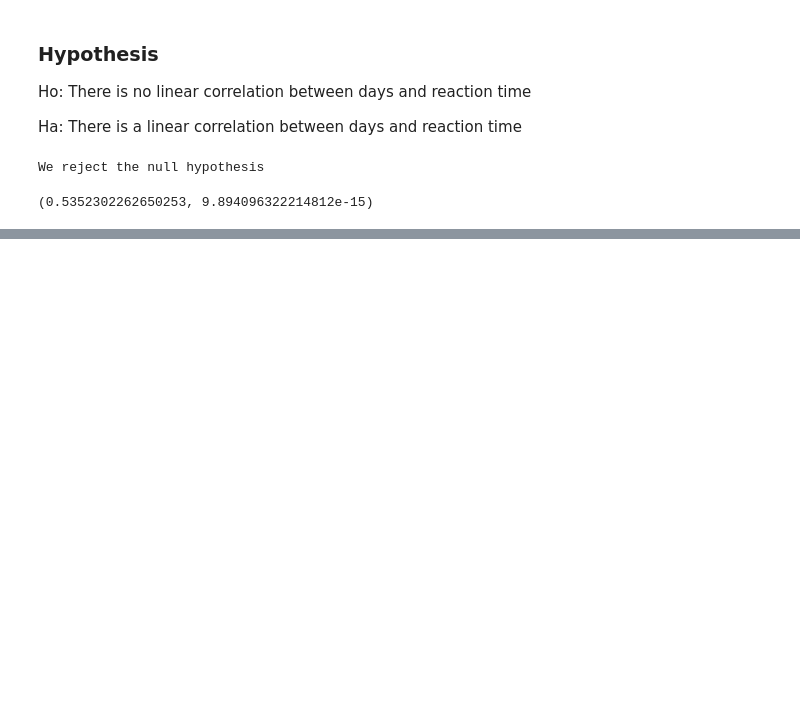
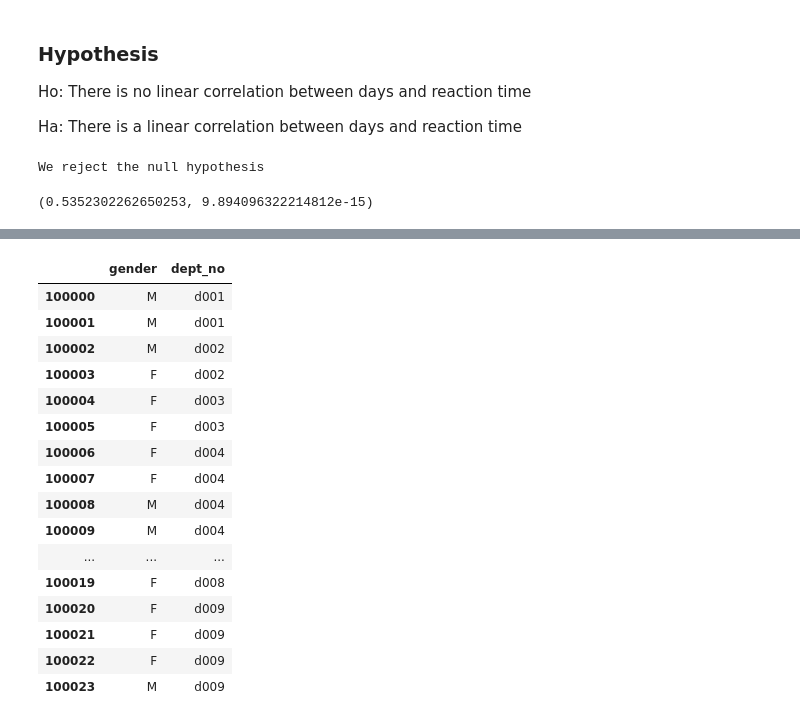
Before and after one commit to joann-balraj/statistics-exercises, a Jupyter notebook: hypothesis_testing.ipynb, the cells around one changed output, grey strips where cells are left out. Drawn from its saved outputs; the diff is of its cells as text; code cells hidden in the pictures; blank space fills up the shorter version.

```diff
--- a/hypothesis_testing.ipynb
+++ b/hypothesis_testing.ipynb
@@ -643,0 +862,20 @@ We reject the null hypothesis
+# %%
+gender_mgmt[gender_mgmt.dept_no != 0]
+# %% [output]
+|  | gender | dept_no |
+| 100000 | M | d001 |
+| 100001 | M | d001 |
+| 100002 | M | d002 |
+| 100003 | F | d002 |
+| 100004 | F | d003 |
+| 100005 | F | d003 |
+| 100006 | F | d004 |
+| 100007 | F | d004 |
+| 100008 | M | d004 |
+| 100009 | M | d004 |
+| ... | ... | ... |
+| 100019 | F | d008 |
+| 100020 | F | d009 |
+| 100021 | F | d009 |
+| 100022 | F | d009 |
+| 100023 | M | d009 |
```
Also changed, not shown: parts of 41 cells of this notebook, 1 other file.
